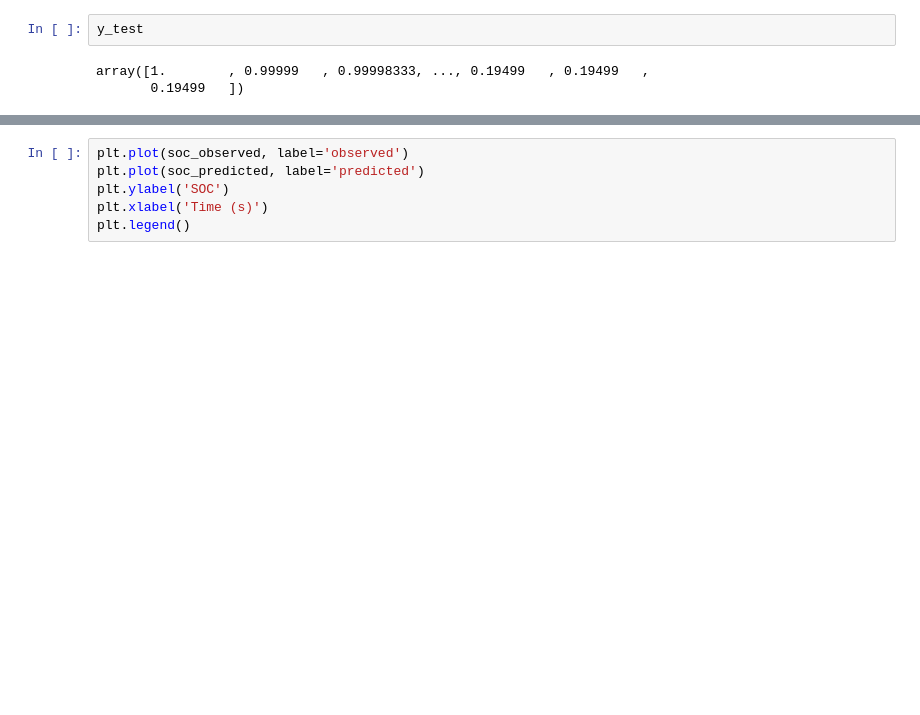
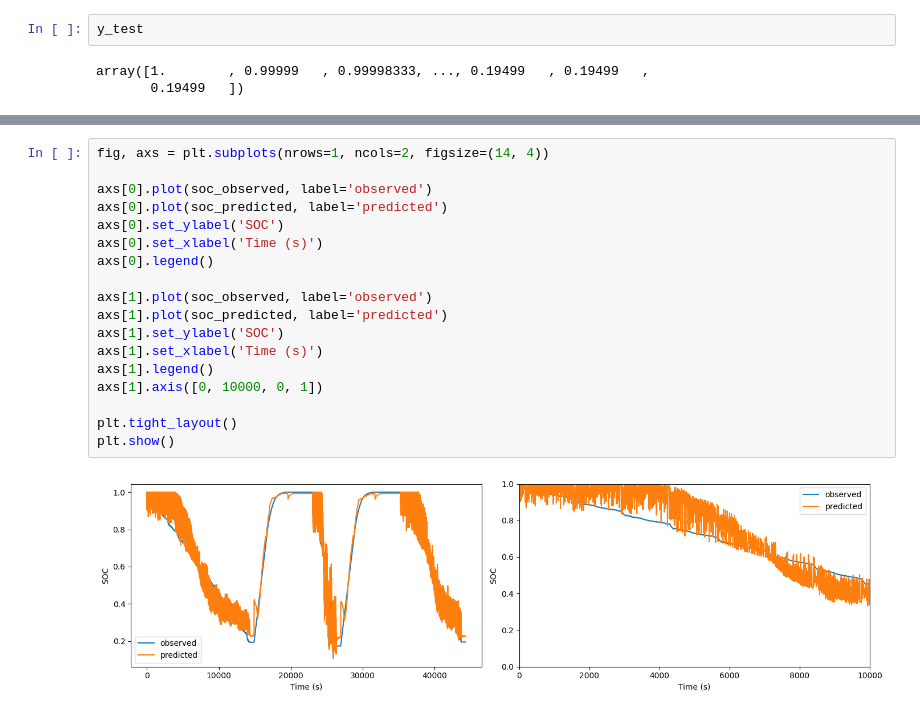
Before and after one commit to gubbriaco/hybrid-vehicle-feature-prediction, a Jupyter notebook: soc_estimation/testing_dl.ipynb, the cells around one changed output, grey strips where cells are left out. Cells and saved outputs as stored; diff of their text form; blank space fills up the shorter version.

```diff
--- a/soc_estimation/testing_dl.ipynb
+++ b/soc_estimation/testing_dl.ipynb
@@ -178,6 +200,20 @@ print(f'mae(observed, predicted) = {round(mae_value*100,2)}%')
 # %%
-plt.plot(soc_observed, label='observed')
-plt.plot(soc_predicted, label='predicted')
-plt.ylabel('SOC')
-plt.xlabel('Time (s)')
-plt.legend()
+fig, axs = plt.subplots(nrows=1, ncols=2, figsize=(14, 4))
+
+axs[0].plot(soc_observed, label='observed')
+axs[0].plot(soc_predicted, label='predicted')
+axs[0].set_ylabel('SOC')
+axs[0].set_xlabel('Time (s)')
+axs[0].legend()
+
+axs[1].plot(soc_observed, label='observed')
+axs[1].plot(soc_predicted, label='predicted')
+axs[1].set_ylabel('SOC')
+axs[1].set_xlabel('Time (s)')
+axs[1].legend()
+axs[1].axis([0, 10000, 0, 1])
+
+plt.tight_layout()
+plt.show()
+# %% [output]
+[figure, added]
```
Also changed, not shown: parts of 6 cells of this notebook.
